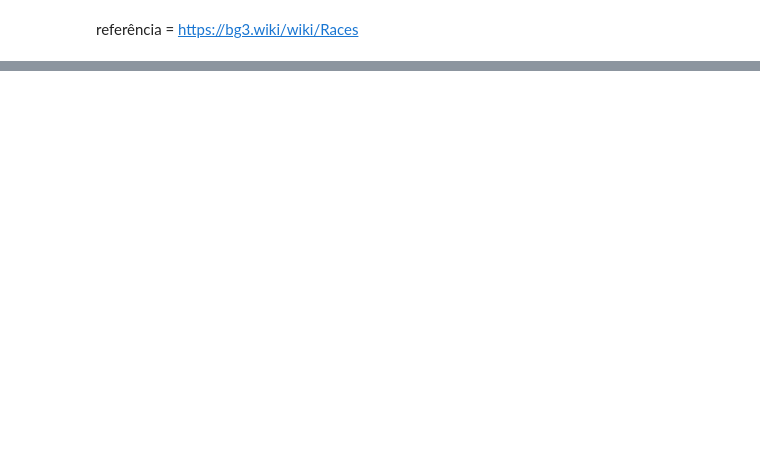
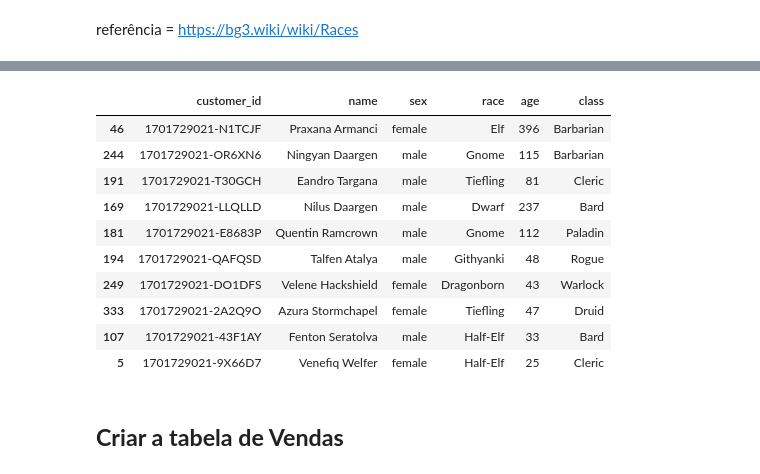
Before and after one commit to PatrickLeal/projeto_baldursgate_vendor_sales, a Jupyter notebook: database_creation.ipynb, the cells around one changed output, grey strips where cells are left out. Drawn from its saved outputs; the diff is of its cells as text; code cells hidden in the pictures; blank space fills up the shorter version.

Commit message:
subindo csv das classes e finalizando a tabela de clientes

```diff
--- a/database_creation.ipynb
+++ b/database_creation.ipynb
@@ -266,0 +360,2 @@ races
+# %%
+customers['race'] = [random.choice(list(races['race'])) for _ in range(names.shape[0])]
@@ -266,0 +364,8 @@ races
+# %%
+# criando a função que irá gerar a idade aleatória baseada da raça que foi dada
+def random_age(X):
+    """This function returns a random age based on the race"""
+    race_infos = races[races['race'] == X].reset_index(drop=True)
+    return random.randint(race_infos['base_age'][0], race_infos['max_age'][0])
+# %%
+customers['age'] = customers['race'].apply(random_age)
@@ -266,0 +374,2 @@ races
+# %%
+customers['class'] = [random.choice(list(classes['Class'])) for _ in range(customers.shape[0])]
@@ -266,0 +384,16 @@ races
+# %%
+customers.sample(n=10)
+# %% [output]
+|  | customer_id | name | sex | race | age | class |
+| 46 | 1701729021-N1TCJF | Praxana Armanci | female | Elf | 396 | Barbarian |
+| 244 | 1701729021-OR6XN6 | Ningyan Daargen | male | Gnome | 115 | Barbarian |
+| 191 | 1701729021-T30GCH | Eandro Targana | male | Tiefling | 81 | Cleric |
+| 169 | 1701729021-LLQLLD | Nilus Daargen | male | Dwarf | 237 | Bard |
+| 181 | 1701729021-E8683P | Quentin Ramcrown | male | Gnome | 112 | Paladin |
+| 194 | 1701729021-QAFQSD | Talfen Atalya | male | Githyanki | 48 | Rogue |
+| 249 | 1701729021-DO1DFS | Velene Hackshield | female | Dragonborn | 43 | Warlock |
+| 333 | 1701729021-2A2Q9O | Azura Stormchapel | female | Tiefling | 47 | Druid |
+| 107 | 1701729021-43F1AY | Fenton Seratolva | male | Half-Elf | 33 | Bard |
+| 5 | 1701729021-9X66D7 | Venefiq Welfer | female | Half-Elf | 25 | Cleric |
+# %% [markdown]
+## **Criar a tabela de Vendas**
```
Also changed, not shown: parts of 22 cells of this notebook, 1 other file.
